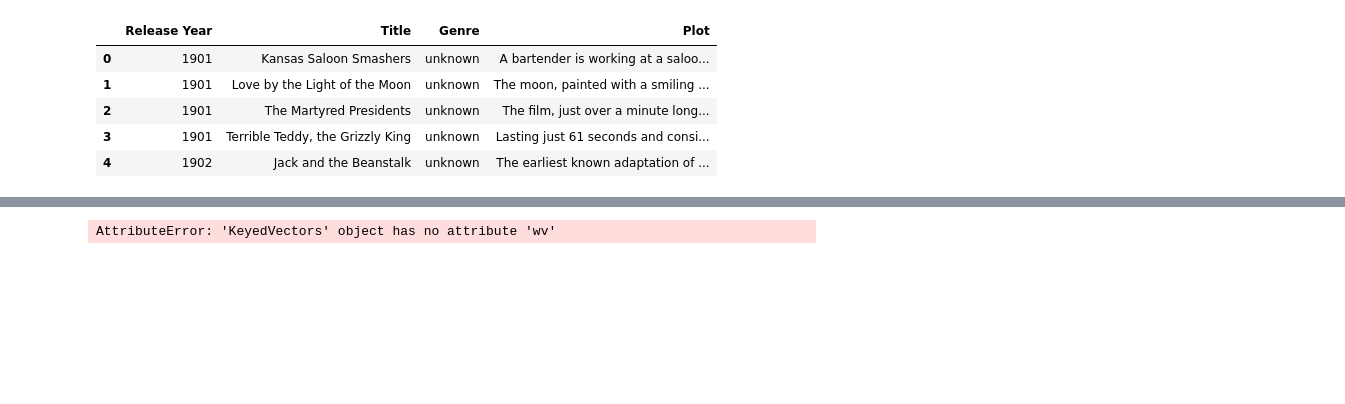
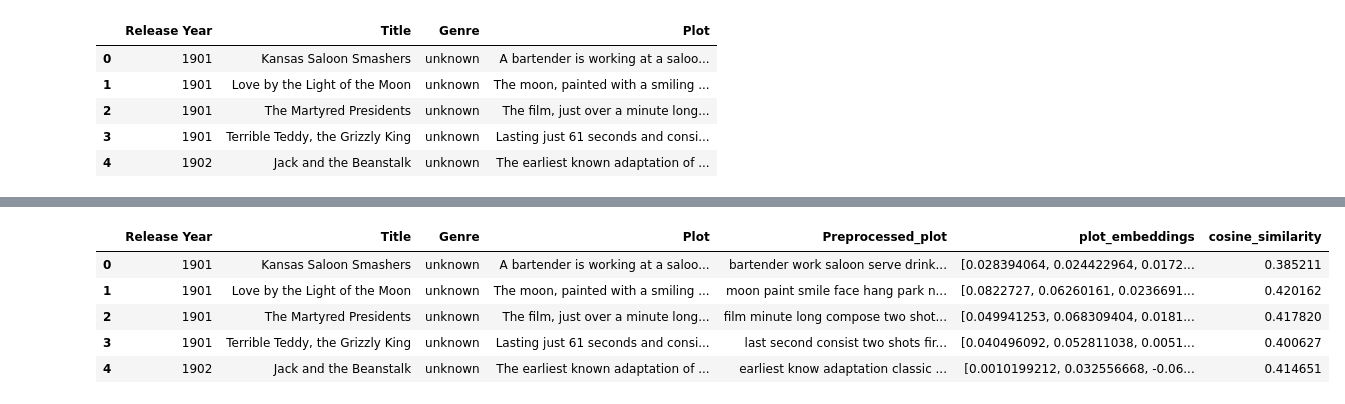
Before and after one commit to AnnilaMunsaf/InformationRetrievalProject, a Jupyter notebook: Movies_retrieval_system.ipynb, the cells around one changed output, grey strips where cells are left out. Saved outputs shown, nothing was run; the diff lists cells and outputs as text; code cells hidden in the pictures; blank space fills up the shorter version.

```diff
--- a/Movies_retrieval_system.ipynb
+++ b/Movies_retrieval_system.ipynb
@@ -209,20 +209,22 @@ movies_df.head()
 # %%
-from gensim.models import Word2Vec
 from sklearn.metrics.pairwise import cosine_similarity
 import gensim.downloader
-
-# Download the pre-trained Word2Vec model (you can choose a different model)
-word2vec_model = gensim.downloader.load('word2vec-google-news-300')
+import gensim.models
+import gensim.downloader as api
 
 
-user_input = "castle sister snow ice elsa"
+# Load the pre-trained word embeddings from the extracted file
+word2vec_model = api.load('word2vec-google-news-300')
+
+
+user_input = "castle sister snow elsa"
 user_tokens = [token for token in word_tokenize(user_input.lower()) if token.isalpha()]
 
 
 # Function to calculate cosine similarity between two sets of embeddings
-def calculate_cosine_similarity(embeddings1, embeddings2):
-    if embeddings1 is not None and embeddings2 is not None:
-        return cosine_similarity([embeddings1], [embeddings2])[0][0]
+def calculate_cosine_similarity(embeddings1, embedding_user_input):
+    if embeddings1 is not None and embedding_user_input is not None:
+        return cosine_similarity([embeddings1], [embedding_user_input])[0][0]
     else:
         return None
 
@@ -234,24 +236,24 @@ def aggregate_embeddings(lemmatized_plot, model):
 
     # Return the mean of the word embeddings for the valid tokens
     if valid_tokens:
-        embeddings = [model.wv[token] for token in valid_tokens]
+        embeddings = [model[token] for token in valid_tokens]
         aggregated_embedding = sum(embeddings) / len(embeddings)
         return aggregated_embedding
     else:
         return None
 
+user_input_embedding = aggregate_embeddings(' '.join(user_tokens), word2vec_model)
+
 
 # Assuming you have a DataFrame named movies_df with 'Preprocessed_plot' column
 movies_df['plot_embeddings'] = movies_df['Preprocessed_plot'].apply(lambda lemmatized_plot: aggregate_embeddings(lemmatized_plot, word2vec_model))
-movies_df['cosine_similarity'] = movies_df['plot_embeddings'].apply(lambda embeddings: calculate_cosine_similarity(embeddings, word2vec_model))
-
-# Sort the DataFrame based on 'cosine_similarity' in ascending order
-movies_df_sorted = movies_df.sort_values(by='cosine_similarity', ascending=True)
-
-# Retrieve the top 10 movies
-top_10_movies = movies_df_sorted.head(10)
-
-# Display the top 10 movies
-print(top_10_movies[['Preprocessed_plot', 'cosine_similarity']])
+movies_df['cosine_similarity'] = movies_df['plot_embeddings'].apply(lambda embeddings: calculate_cosine_similarity(embeddings, user_input_embedding))
-# %% [output]
-AttributeError: 'KeyedVectors' object has no attribute 'wv'
+# %%
+movies_df.head()
+# %% [output]
+|  | Release Year | Title | Genre | Plot | Preprocessed_plot | plot_embeddings | cosine_similarity |
+| 0 | 1901 | Kansas Saloon Smashers | unknown | A bartender is working at a saloo... | bartender work saloon serve drink... | [0.028394064, 0.024422964, 0.0172... | 0.385211 |
+| 1 | 1901 | Love by the Light of the Moon | unknown | The moon, painted with a smiling ... | moon paint smile face hang park n... | [0.0822727, 0.06260161, 0.0236691... | 0.420162 |
+| 2 | 1901 | The Martyred Presidents | unknown | The film, just over a minute long... | film minute long compose two shot... | [0.049941253, 0.068309404, 0.0181... | 0.417820 |
+| 3 | 1901 | Terrible Teddy, the Grizzly King | unknown | Lasting just 61 seconds and consi... | last second consist two shots fir... | [0.040496092, 0.052811038, 0.0051... | 0.400627 |
+| 4 | 1902 | Jack and the Beanstalk | unknown | The earliest known adaptation of ... | earliest know adaptation classic ... | [0.0010199212, 0.032556668, -0.06... | 0.414651 |
```
Also changed, not shown: parts of 5 cells of this notebook.
